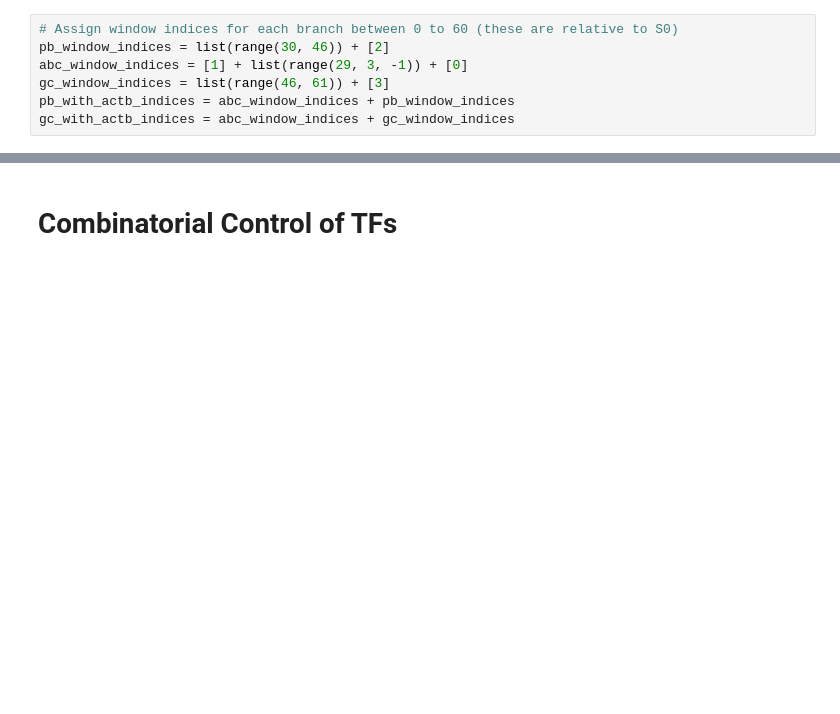
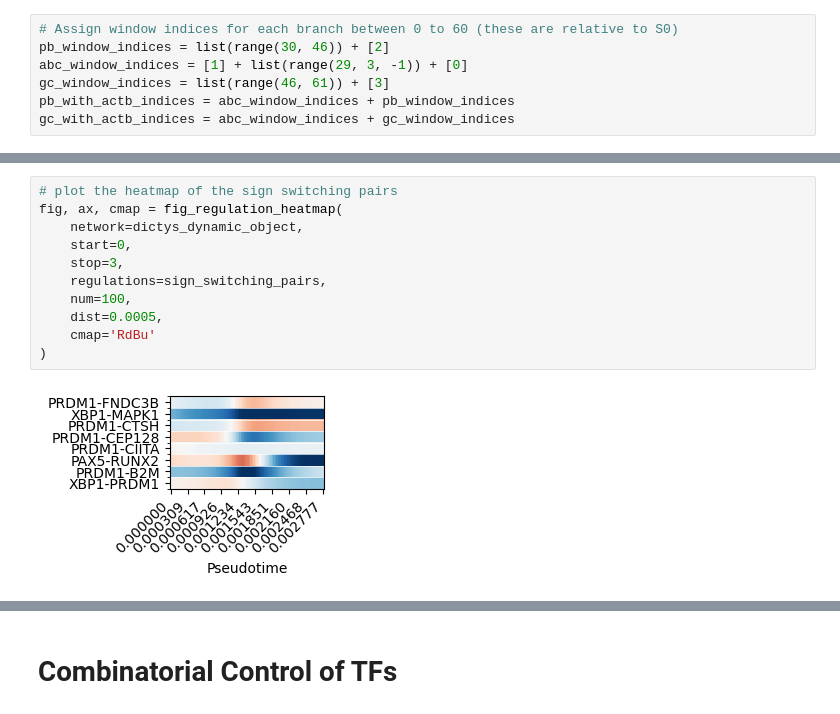
Before and after one commit to sachha-naksha/B_Cell_States, a Jupyter notebook: multiome_dynamic_regulation/py_scripts/analysis/custom_analysis.ipynb, the cells around one changed output, grey strips where cells are left out. Drawn from its saved outputs; the diff is of its cells as text; blank space fills up the shorter version.

```diff
--- a/multiome_dynamic_regulation/py_scripts/analysis/custom_analysis.ipynb
+++ b/multiome_dynamic_regulation/py_scripts/analysis/custom_analysis.ipynb
@@ -383,0 +420,13 @@ plt.show()
+# %%
+# plot the heatmap of the sign switching pairs
+fig, ax, cmap = fig_regulation_heatmap(
+    network=dictys_dynamic_object,
+    start=0,
+    stop=3,
+    regulations=sign_switching_pairs,
+    num=100,
+    dist=0.0005,
+    cmap='RdBu'
+)
+# %% [output]
+[figure, added]
```
Also changed, not shown: parts of 88 cells of this notebook, 2 other files.
